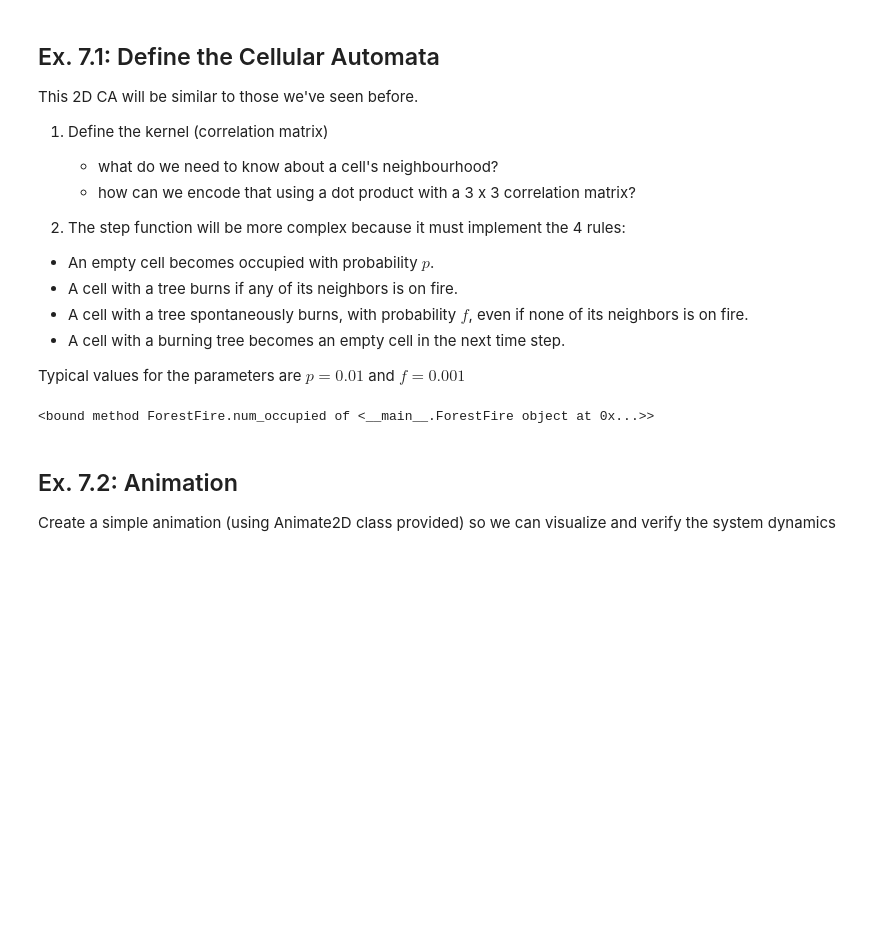
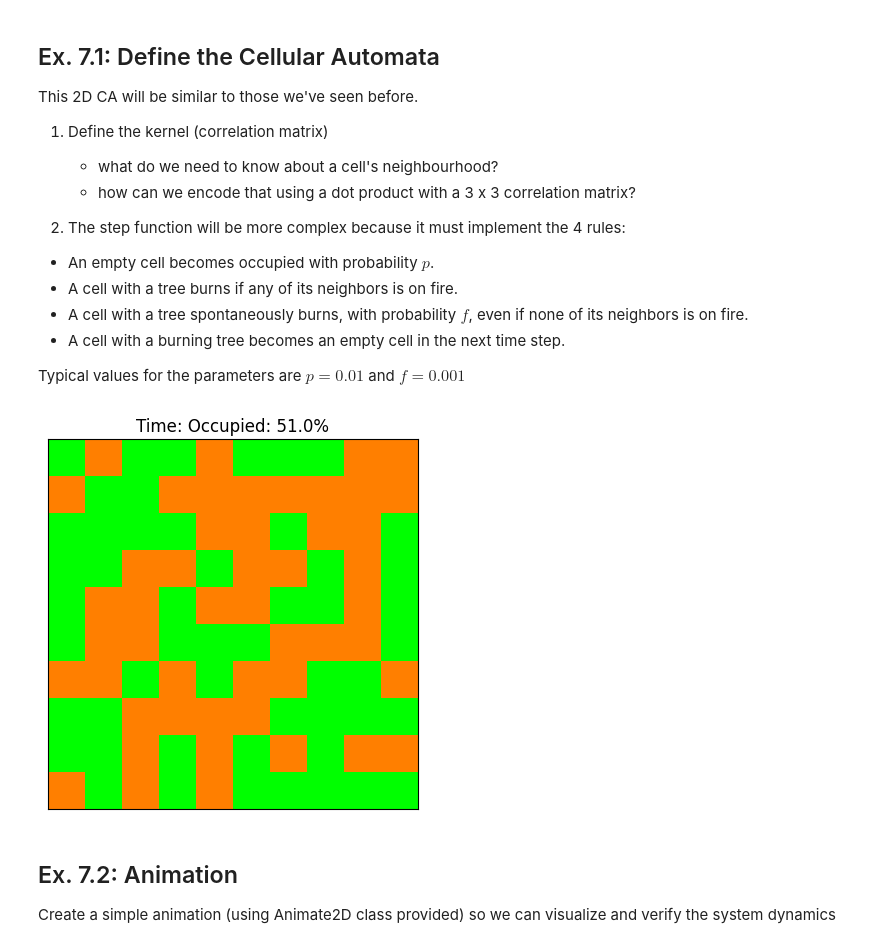
Before and after one commit to owengenge/cap-comp215, a Jupyter notebook: labs/lab07.ipynb, the cells around one changed output. Drawn from its saved outputs; the diff is of its cells as text; code cells hidden in the pictures; blank space fills up the shorter version.

```diff
--- a/labs/lab07.ipynb
+++ b/labs/lab07.ipynb
@@ -178,35 +178,36 @@ class ForestFire:
           self.array[empty].shape,
           p = [self.p, 1-self.p]
           )
       return self
 
   def num_occupied(self):
       """ return the number of cells occupied by forest """
       return  sum(sum(self.array==1)) # TODO: count the number of forested cells.
 
 
   def pct_occupied(self):
       """ return the proportion of cells occupied by forest """
       return self.num_occupied() / self.array.size
 
 
   def draw(self, axes=None, step=''):
       """Draws the CA cells using the forest colour map so values are coloured intuitively."""
       axes = axes or plt.gca()
       title = f'Time:{step} Occupied: {round(self.pct_occupied() * 100, 2)}%'
       plot_2D_array(self.array, axes=axes, title=title,
                     cmap=self.forest_colour_map, vmin=0, vmax=len(self.forest_colour_map.colors))
 
 m = ForestFire(10)
 m.num_occupied
 # m.array = np.array([
 #     [1,0,0],
 #     [0,5,1],
 #     [0,1,1],
 # ])
-#m.step()
+m.step()
+m.draw()
 # %% [output]
-<bound method ForestFire.num_occupied of <__main__.ForestFire object at 0x...>>
+[figure, added]
 # %% [markdown]
 ## Ex. 7.2: Animation
 Create a simple animation (using Animate2D class provided) so we can visualize and verify the system dynamics
```
Also changed, not shown: parts of 7 cells of this notebook.
